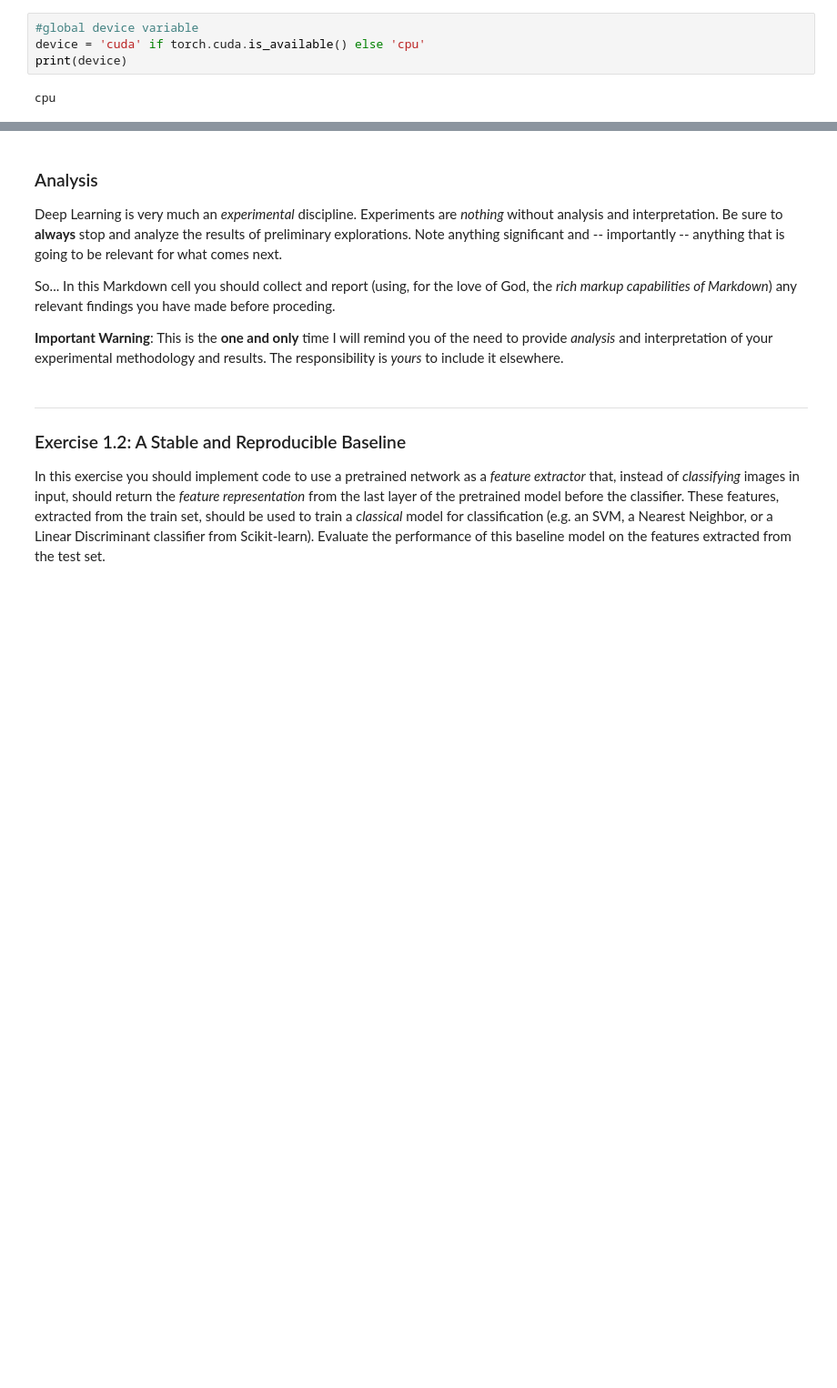
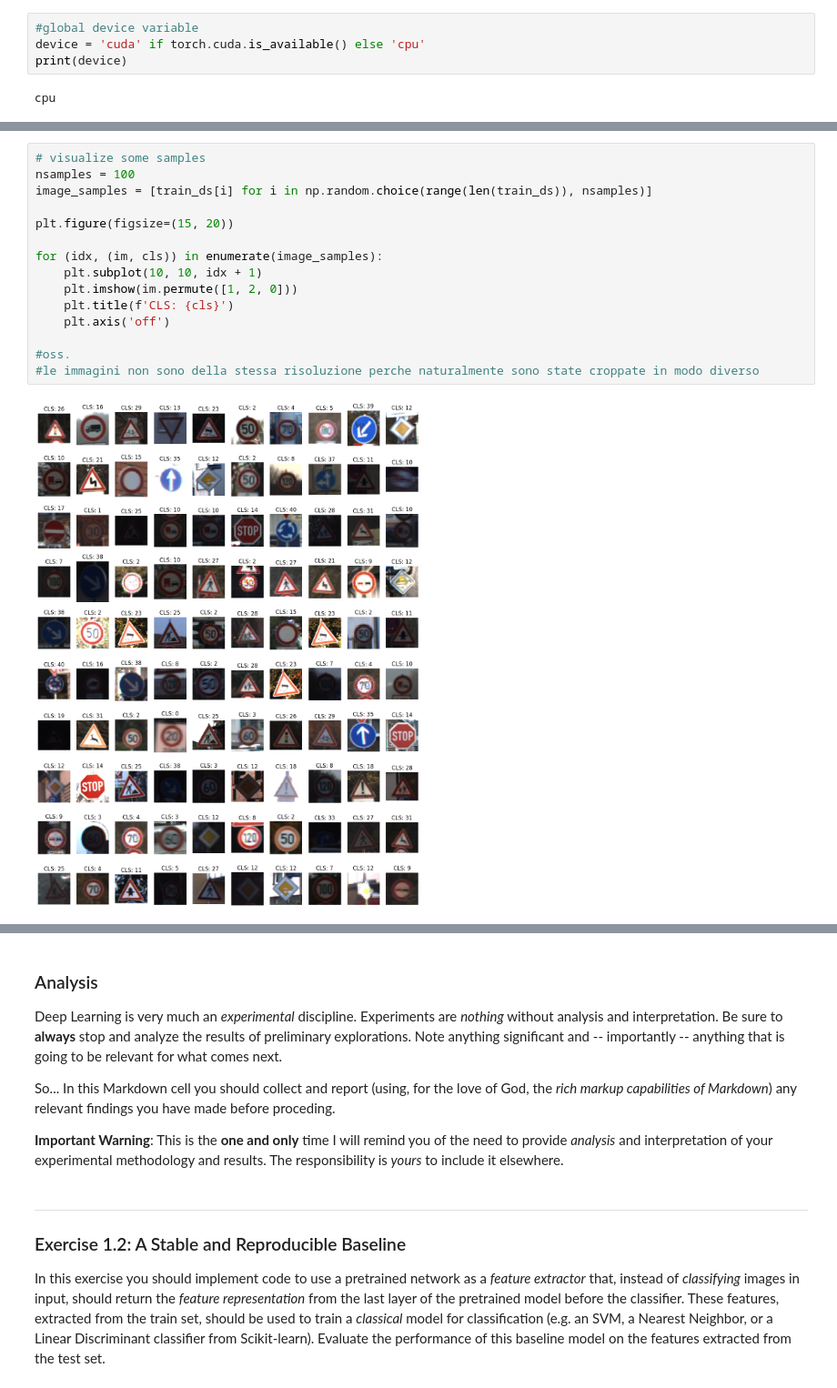
Before and after one commit to Pasqem09-zoo/Deep-Learing-Applications, a Jupyter notebook: DLA-Lab1.ipynb, the cells around one changed output, grey strips where cells are left out. Shown at 91% size. Cells and saved outputs as stored; diff of their text form; blank space fills up the shorter version.

```diff
--- a/DLA-Lab1.ipynb
+++ b/DLA-Lab1.ipynb
@@ -101,0 +115,17 @@ test_ds = GTSRB(root='data', split='test', download=True)
+# %%
+# visualize some samples
+nsamples = 100
+image_samples = [train_ds[i] for i in np.random.choice(range(len(train_ds)), nsamples)]
+
+plt.figure(figsize=(15, 20))
+
+for (idx, (im, cls)) in enumerate(image_samples):
+    plt.subplot(10, 10, idx + 1)
+    plt.imshow(im.permute([1, 2, 0]))
+    plt.title(f'CLS: {cls}')
+    plt.axis('off')
+
+#oss.
+#le immagini non sono della stessa risoluzione perche naturalmente sono state croppate in modo diverso
+# %% [output]
+[figure, added]
```
Also changed, not shown: parts of 10 cells of this notebook, 1 other file.
